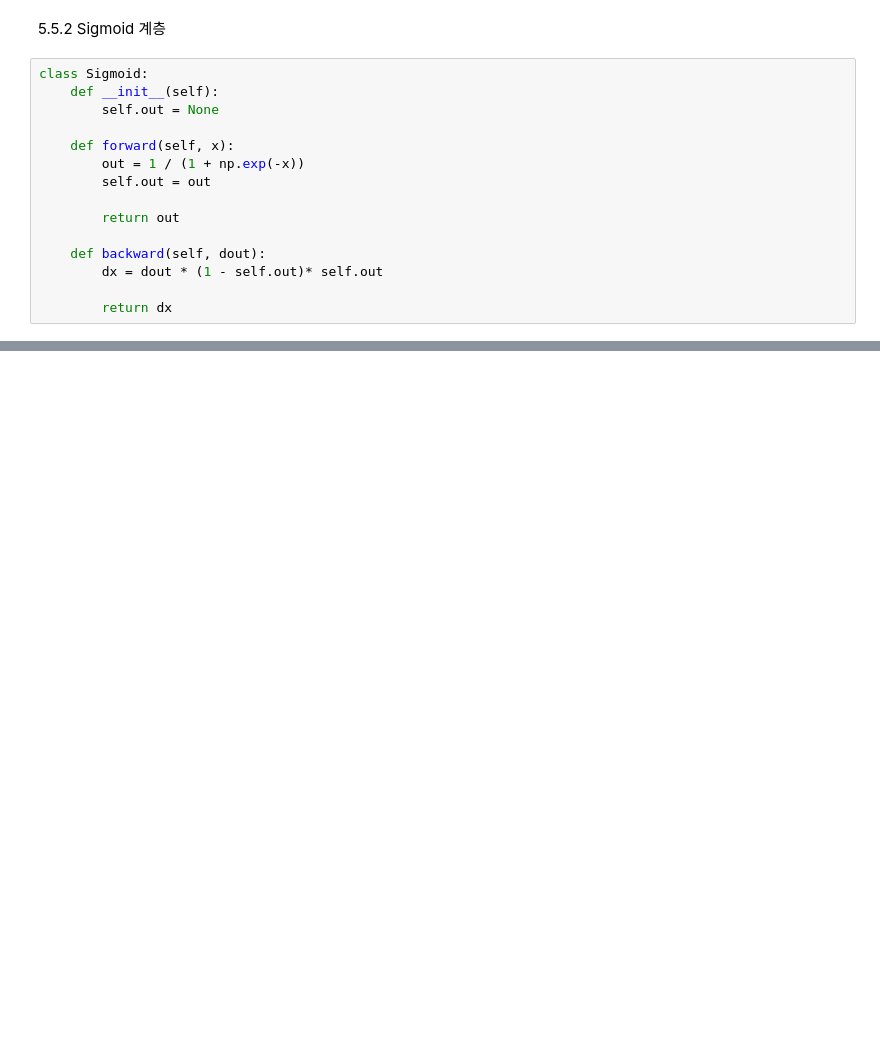
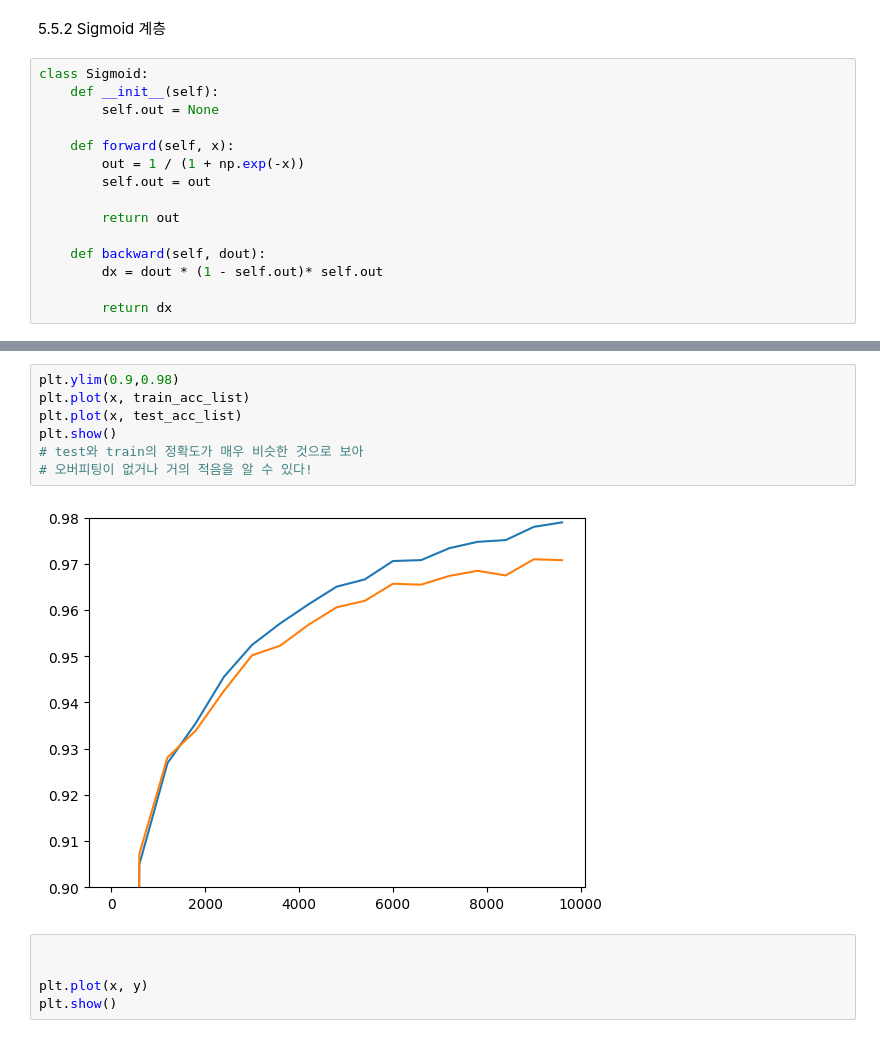
Before and after one commit to sangyeon-park/deep-learning-from-scratch, a Jupyter notebook: ch05/5.ipynb, the cells around one changed output, grey strips where cells are left out. Cells and saved outputs as stored; diff of their text form; blank space fills up the shorter version.

```diff
--- a/ch05/5.ipynb
+++ b/ch05/5.ipynb
@@ -166,0 +418,14 @@ class Sigmoid:
+# %%
+plt.ylim(0.9,0.98)
+plt.plot(x, train_acc_list)
+plt.plot(x, test_acc_list)
+plt.show()
+# test와 train의 정확도가 매우 비슷한 것으로 보아
+# 오버피팅이 없거나 거의 적음을 알 수 있다!
+# %% [output]
+[figure, added]
+# %%
+
+
+plt.plot(x, y)
+plt.show()
```
Also changed, not shown: parts of 17 cells of this notebook.
